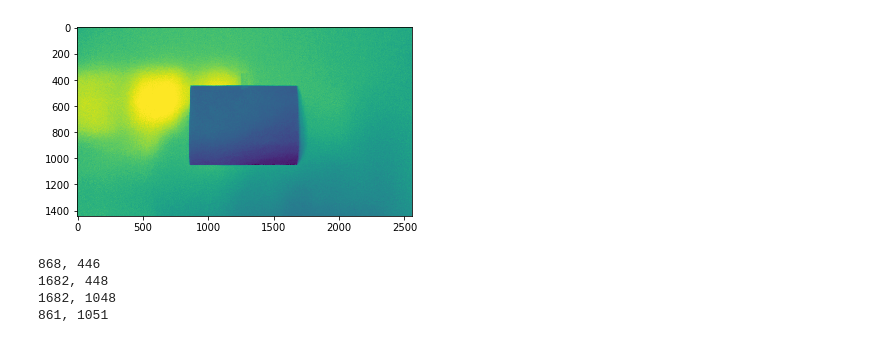
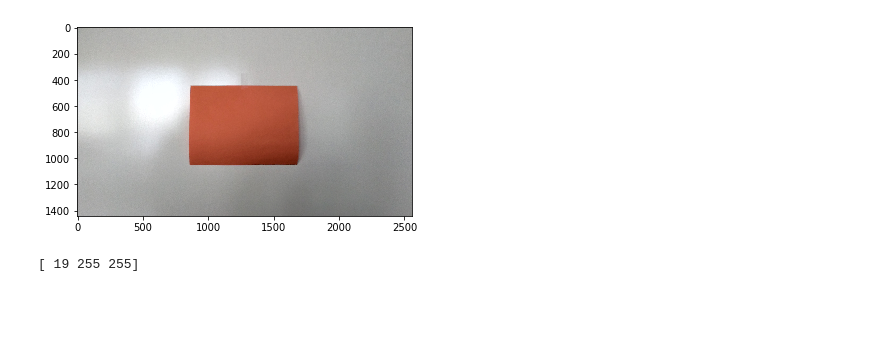
Before and after one commit to FRC-Team-1405/vision-test, a Jupyter notebook: Orange Paper.ipynb, the cells around one changed output. Drawn from its saved outputs; the diff is of its cells as text; code cells hidden in the pictures; blank space fills up the shorter version.

```diff
--- a/Orange Paper.ipynb
+++ b/Orange Paper.ipynb
@@ -1,19 +1,19 @@
 # %%
 %matplotlib inline
 import cv2; from cv2 import imread
 import matplotlib.pyplot as plt
+import numpy as np
 from IPython import display
-img = imread('C:/Users/finneyrobo/Desktop/CV Images/20181110_100506_HDR.jpg')
-#cv2.imshow(cv2.namedWindow('window1'), img)
-img = cv2.cvtColor(img, cv2.COLOR_RGB2GRAY)
+img = imread('CV Images/20181110_100506_HDR.jpg') # If the image file does not exist, there will be a confusing error. Make sure it exists!
+#cv2.imshow(cv2.namedWindow('results'), img) # makes named window; if commented out will result in image being shown beneath code
+img = cv2.cvtColor(img, cv2.COLOR_BGR2RGB) # OpenCV sees the image in a weird format. The colors will be flipped without this; this code unflips the colors.
 rawImage = plt.imshow(img)
 # %% [output]
-[figure, old version]
+[figure, new version]
-# %%
-cornersFile = open('C:/Users/finneyrobo/Desktop/CV Images/20181110_100506_HDR.txt')
-print(cornersFile.read())
-# %% [output]
-868, 446
-1682, 448
-1682, 1048
-861, 1051
+# %%
+orange = np.uint8([[[255, 165, 0]]])
+hsvOrange = cv2.cvtColor(orange, cv2.COLOR_RGB2HSV)
+hsvOrange = hsvOrange[0][0]
+print(hsvOrange)
+# %% [output]
+[ 19 255 255]
```
Also changed, not shown: parts of 5 cells of this notebook.
